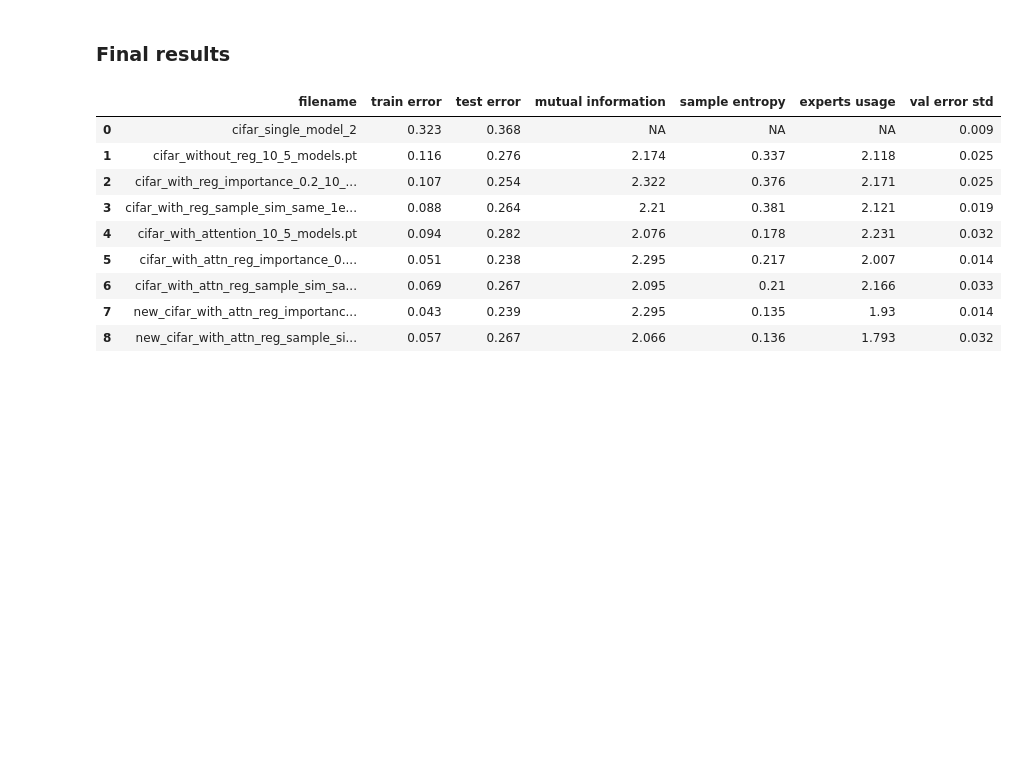
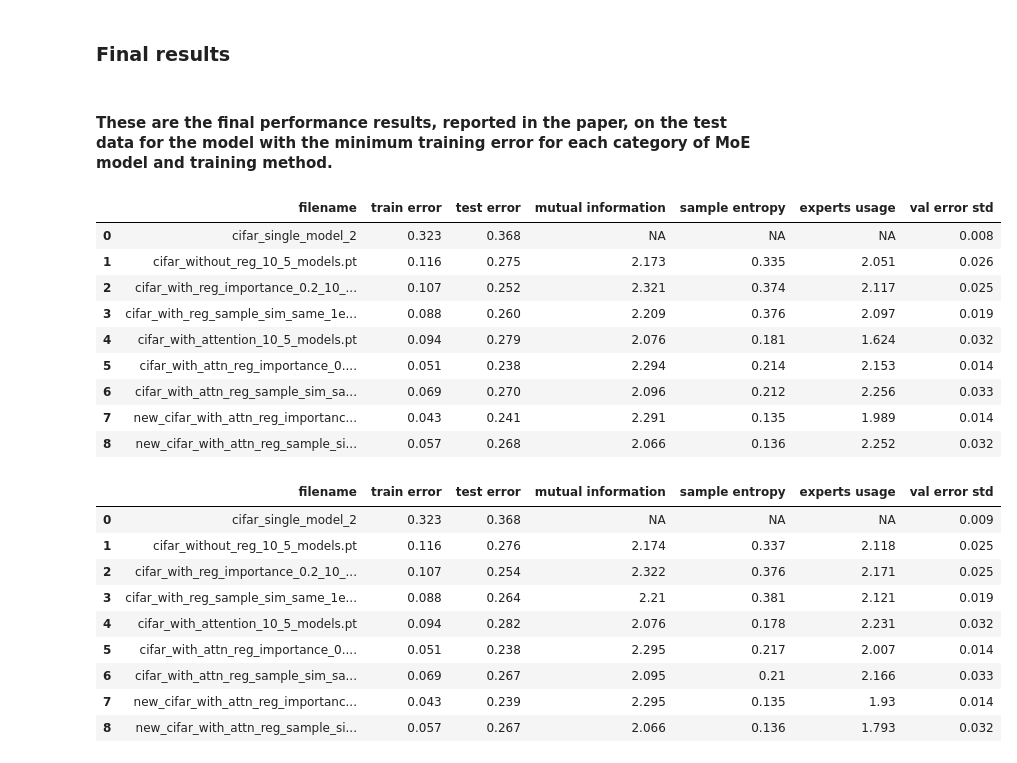
Before and after one commit to yamsgithub/modular_deep_learning, a Jupyter notebook: aaai_2022/notebooks/cifar10_moe_with_attention.ipynb, the cells around one changed output. Drawn from its saved outputs; the diff is of its cells as text; code cells hidden in the pictures; blank space fills up the shorter version.

```diff
--- a/aaai_2022/notebooks/cifar10_moe_with_attention.ipynb
+++ b/aaai_2022/notebooks/cifar10_moe_with_attention.ipynb
@@ -740,6 +711,9 @@ def collect_results(m, temps=[1.0], w_importance_range=[0.0],
 total_experts = 5
 num_classes = 10
 num_epochs = 20
+# %%
+model_path = os.path.join(pre_trained_model_path,'cifar10')
+results_path = os.path.join(results_path,'test')
 # %%
 m = 'cifar_without_reg'
 collect_results(m, total_experts=total_experts, num_classes=num_classes, num_epochs=num_epochs,
@@ -789,6 +763,8 @@ collect_results(m, w_sample_sim_same_range=w_sample_sim_same_range, w_sample_sim
                 testloader=cifar_testloader, model_path=model_path, results_path=results_path)
 # %% [markdown]
 ### Final results
+# %% [markdown]
+#### These are the final performance results, reported in the paper, on the test data for the model with the minimum training error for each category of MoE model and training method.
 # %%
 import pandas as pd
 filename = os.path.join(results_path, 'cifar_results.csv')
@@ -811,6 +787,21 @@ for i, m in enumerate(models):
     std = '{:.3f}'.format(data[data['filename'].str.startswith(m)]['test error'].std())
     row['val error std'] = std
     row.to_csv(final_results_filename,mode='a',header=header, index=False, float_format='%.3f')
+# %%
+data = pd.read_csv(final_results_filename)
+data.fillna('NA', inplace=True)
+data
+# %% [output]
+|  | filename | train error | test error | mutual information | sample entropy | experts usage | val error std |
+| 0 | cifar_single_model_2 | 0.323 | 0.368 | NA | NA | NA | 0.008 |
+| 1 | cifar_without_reg_10_5_models.pt | 0.116 | 0.275 | 2.173 | 0.335 | 2.051 | 0.026 |
+| 2 | cifar_with_reg_importance_0.2_10_... | 0.107 | 0.252 | 2.321 | 0.374 | 2.117 | 0.025 |
+| 3 | cifar_with_reg_sample_sim_same_1e... | 0.088 | 0.260 | 2.209 | 0.376 | 2.097 | 0.019 |
+| 4 | cifar_with_attention_10_5_models.pt | 0.094 | 0.279 | 2.076 | 0.181 | 1.624 | 0.032 |
+| 5 | cifar_with_attn_reg_importance_0.... | 0.051 | 0.238 | 2.294 | 0.214 | 2.153 | 0.014 |
+| 6 | cifar_with_attn_reg_sample_sim_sa... | 0.069 | 0.270 | 2.096 | 0.212 | 2.256 | 0.033 |
+| 7 | new_cifar_with_attn_reg_importanc... | 0.043 | 0.241 | 2.291 | 0.135 | 1.989 | 0.014 |
+| 8 | new_cifar_with_attn_reg_sample_si... | 0.057 | 0.268 | 2.066 | 0.136 | 2.252 | 0.032 |
 # %%
 data = pd.read_csv(os.path.join(results_path,final_results_filename))
 data.fillna('NA', inplace=True)
```
Also changed, not shown: parts of 77 cells of this notebook.
